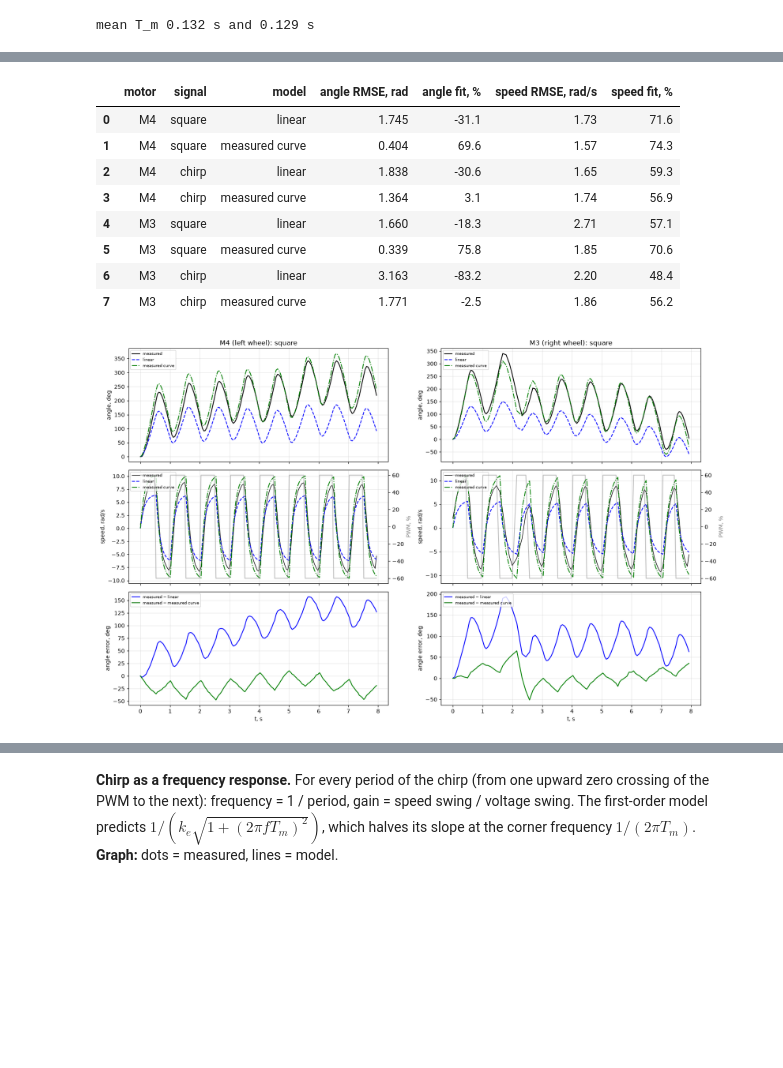
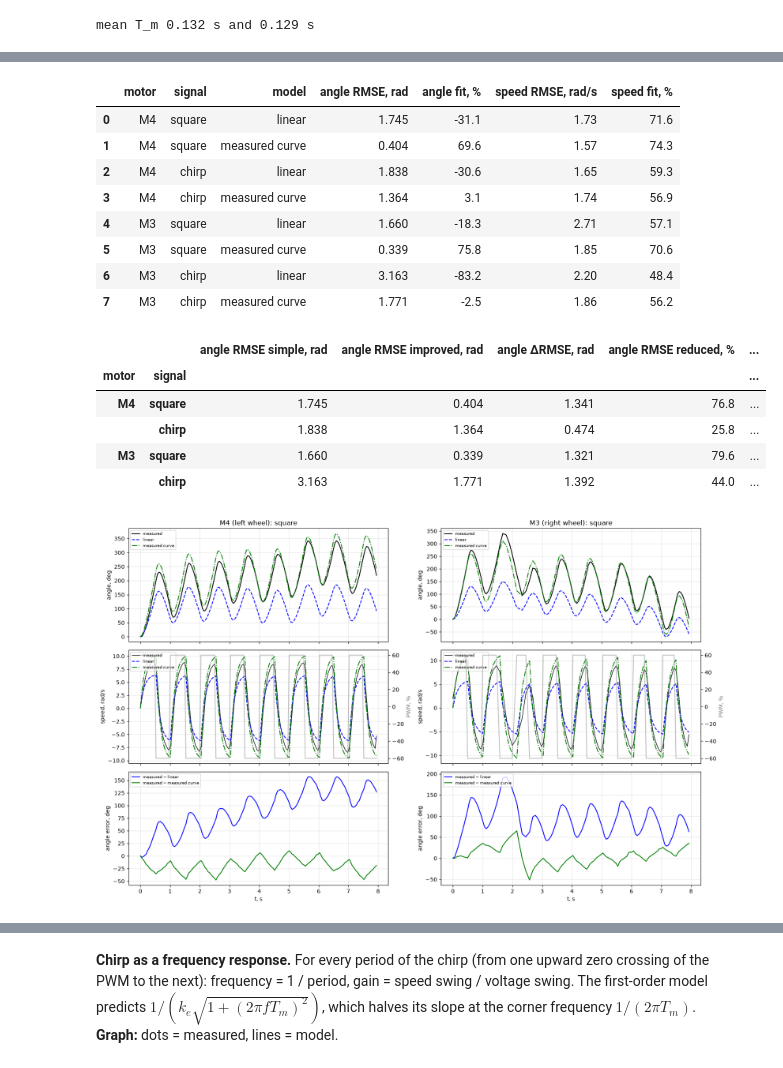
Before and after one commit to diyorbek-7/CS413---Robotics, a Jupyter notebook: Lab5/robotics_lab5_240046.ipynb, the cells around one changed output, grey strips where cells are left out. Cells and saved outputs as stored; diff of their text form; code cells hidden in the pictures; blank space fills up the shorter version.

```diff
--- a/Lab5/robotics_lab5_240046.ipynb
+++ b/Lab5/robotics_lab5_240046.ipynb
@@ -270,33 +286,50 @@ for m in MOTORS:
                          "speed RMSE, rad/s": round(np.sqrt(np.mean((w - ws) ** 2)), 2), "speed fit, %": round(fit_pct(w, ws), 1)})
 display(pd.DataFrame(rows))
 
+rm = pd.DataFrame(rows).set_index(["motor", "signal", "model"])     # RMSE: simple vs improved model
+cmp = {}
+for col, unit in (("angle RMSE, rad", "rad"), ("speed RMSE, rad/s", "rad/s")):
+    simple, improved = rm[col].xs("linear", level="model"), rm[col].xs("measured curve", level="model")
+    q = col.split()[0]
+    cmp[f"{q} RMSE simple, {unit}"] = simple
+    cmp[f"{q} RMSE improved, {unit}"] = improved
+    cmp[f"{q} ΔRMSE, {unit}"] = (simple - improved).round(3)
+    cmp[f"{q} RMSE reduced, %"] = (100 * (simple - improved) / simple).round(1)
+display(pd.DataFrame(cmp))
+
 for kind in ("square", "chirp"):
     fig, axes = plt.subplots(3, 2, figsize=(16, 10), sharex="col")
     for col, m in enumerate(MOTORS):
         s = sig[m, kind]
         axes[0, col].plot(s["t"], np.degrees(s["theta"]), "k-", lw=1.5, label="measured")
         axes[1, col].plot(s["t"], s["w"], "k-", lw=1, label="measured")
         for (label, (th, ws)), style in zip(s["models"].items(), ("b--", "g-.")):
             axes[0, col].plot(s["t"], np.degrees(th), style, label=label)
             axes[1, col].plot(s["t"], ws, style, label=label)
             axes[2, col].plot(s["t"], np.degrees(s["theta"] - th), style[0] + "-", label=f"measured − {label}")
         axb = axes[1, col].twinx(); axb.plot(s["t"], s["pwm"], color="gray", alpha=0.5); axb.set_ylabel("PWM, %", color="gray")
         axes[0, col].set_title(f"{m} ({MOTORS[m]} wheel): {kind}")
         for row, lab in enumerate(("angle, deg", "speed, rad/s", "angle error, deg")):
             axes[row, col].set_ylabel(lab); axes[row, col].grid(alpha=0.3); axes[row, col].legend(fontsize=7, loc="upper left")
         axes[2, col].set_xlabel("t, s")
     fig.tight_layout()
     plt.show()
 # %% [output]
 |  | motor | signal | model | angle RMSE, rad | angle fit, % | speed RMSE, rad/s | speed fit, % |
 | 0 | M4 | square | linear | 1.745 | -31.1 | 1.73 | 71.6 |
 | 1 | M4 | square | measured curve | 0.404 | 69.6 | 1.57 | 74.3 |
 | 2 | M4 | chirp | linear | 1.838 | -30.6 | 1.65 | 59.3 |
 | 3 | M4 | chirp | measured curve | 1.364 | 3.1 | 1.74 | 56.9 |
 | 4 | M3 | square | linear | 1.660 | -18.3 | 2.71 | 57.1 |
 | 5 | M3 | square | measured curve | 0.339 | 75.8 | 1.85 | 70.6 |
 | 6 | M3 | chirp | linear | 3.163 | -83.2 | 2.20 | 48.4 |
 | 7 | M3 | chirp | measured curve | 1.771 | -2.5 | 1.86 | 56.2 |
+|  |  | angle RMSE simple, rad | angle RMSE improved, rad | angle ΔRMSE, rad | angle RMSE reduced, % | ... |
+| motor | signal |  |  |  |  | ... |
+| M4 | square | 1.745 | 0.404 | 1.341 | 76.8 | ... |
+|  | chirp | 1.838 | 1.364 | 0.474 | 25.8 | ... |
+| M3 | square | 1.660 | 0.339 | 1.321 | 79.6 | ... |
+|  | chirp | 3.163 | 1.771 | 1.392 | 44.0 | ... |
 [figure]
 [figure]
 # %% [markdown]
```
Also changed, not shown: parts of 2 cells of this notebook.
